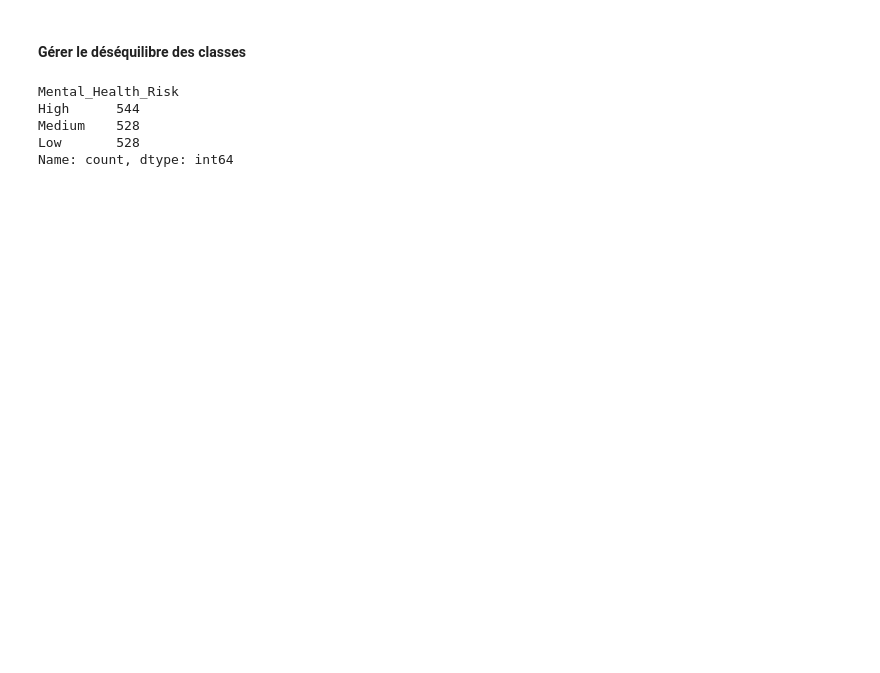
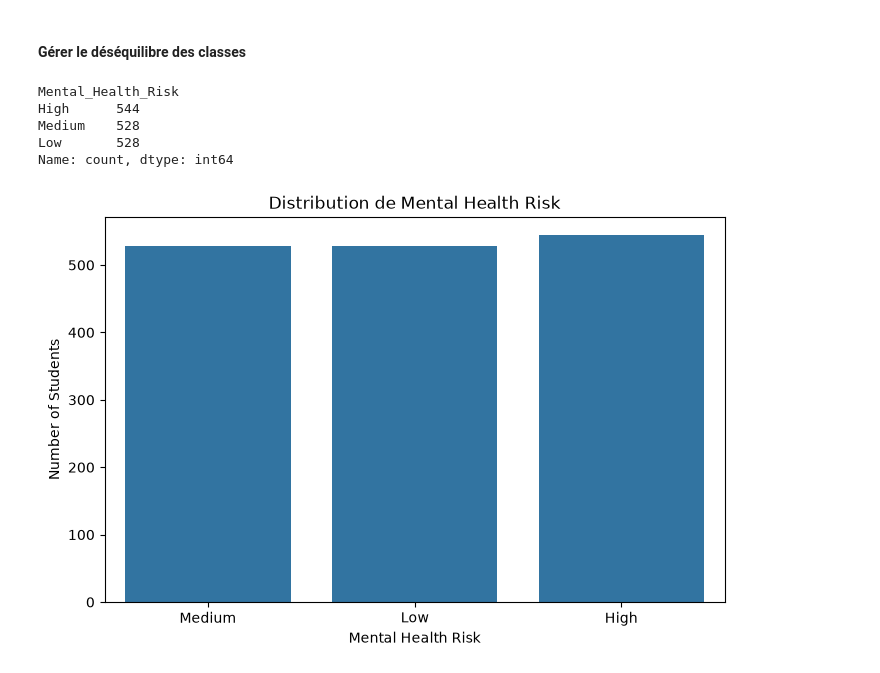
Before and after one commit to MounaSaiss/MindTrack_IA, a Jupyter notebook: Nootbooks/data_exploration_cleaning.ipynb, the cells around one changed output. Saved outputs shown, nothing was run; the diff lists cells and outputs as text; code cells hidden in the pictures; blank space fills up the shorter version.

```diff
--- a/Nootbooks/data_exploration_cleaning.ipynb
+++ b/Nootbooks/data_exploration_cleaning.ipynb
@@ -595,3 +606,17 @@ High      544
 Medium    528
 Low       528
 Name: count, dtype: int64
+# %%
+#Visualiser la distribution
+plt.figure(figsize=(8, 5))
+
+sns.countplot(
+    x=y_train,
+)
+
+plt.title('Distribution de Mental Health Risk')
+plt.xlabel('Mental Health Risk')
+plt.ylabel('Number of Students')
+plt.show()
+# %% [output]
+[figure, added]
```
Also changed, not shown: parts of 5 cells of this notebook.
